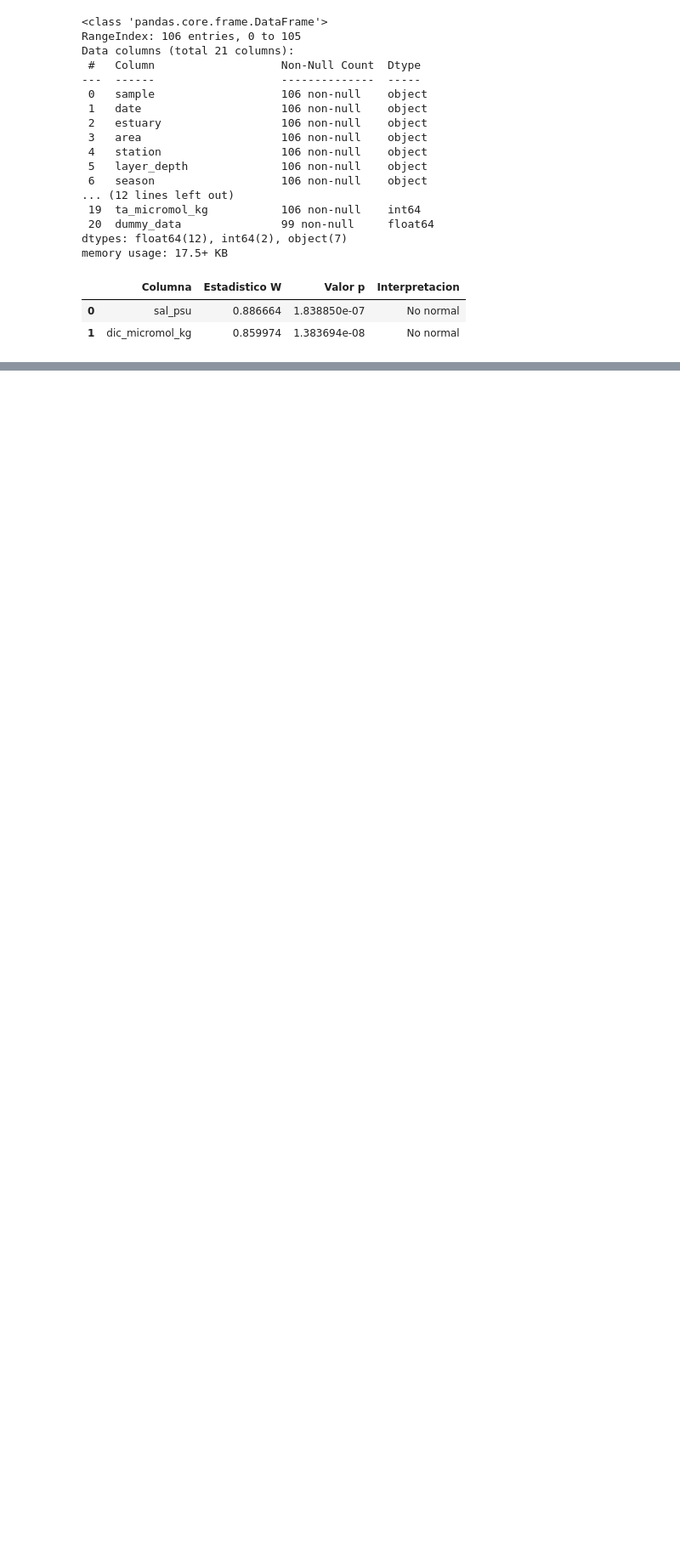
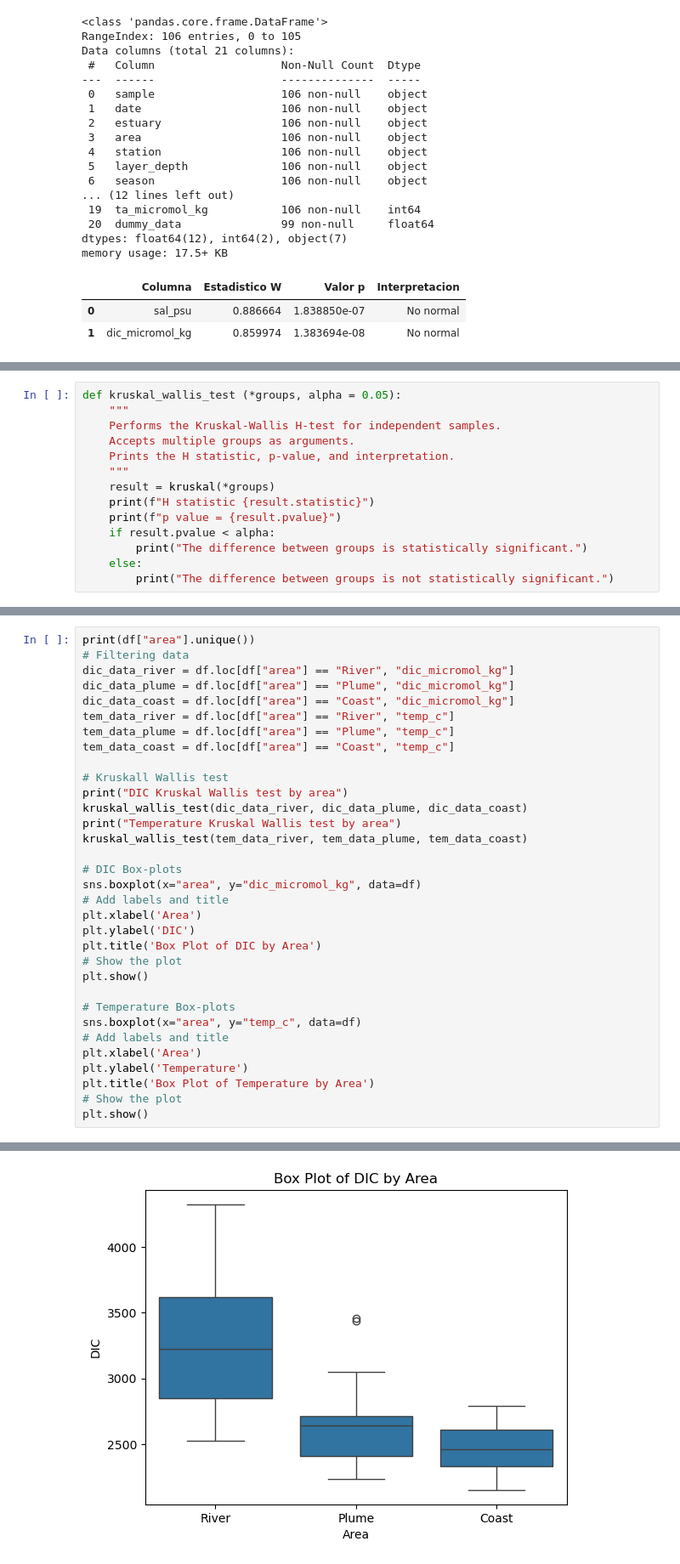
Before and after one commit to Juan-git-fciencias/modelado-ecologico, a Jupyter notebook: Mi script_Juan_Reyes.ipynb, the cells around one changed output, grey strips where cells are left out. Shown at 85% size. Saved outputs shown, nothing was run; the diff lists cells and outputs as text; blank space fills up the shorter version.

```diff
--- a/Mi script_Juan_Reyes.ipynb
+++ b/Mi script_Juan_Reyes.ipynb
@@ -214,0 +323,14 @@ memory usage: 17.5+ KB
+# %%
+def kruskal_wallis_test (*groups, alpha = 0.05):
+    """
+    Performs the Kruskal-Wallis H-test for independent samples.
+    Accepts multiple groups as arguments.
+    Prints the H statistic, p-value, and interpretation.
+    """
+    result = kruskal(*groups)
+    print(f"H statistic {result.statistic}")
+    print(f"p value = {result.pvalue}")
+    if result.pvalue < alpha:
+        print("The difference between groups is statistically significant.")
+    else:
+        print("The difference between groups is not statistically significant.")
@@ -214,0 +339,34 @@ memory usage: 17.5+ KB
+# %%
+print(df["area"].unique())
+# Filtering data
+dic_data_river = df.loc[df["area"] == "River", "dic_micromol_kg"]
+dic_data_plume = df.loc[df["area"] == "Plume", "dic_micromol_kg"]
+dic_data_coast = df.loc[df["area"] == "Coast", "dic_micromol_kg"]
+tem_data_river = df.loc[df["area"] == "River", "temp_c"]
+tem_data_plume = df.loc[df["area"] == "Plume", "temp_c"]
+tem_data_coast = df.loc[df["area"] == "Coast", "temp_c"]
+
+# Kruskall Wallis test
+print("DIC Kruskal Wallis test by area")
+kruskal_wallis_test(dic_data_river, dic_data_plume, dic_data_coast)
+print("Temperature Kruskal Wallis test by area")
+kruskal_wallis_test(tem_data_river, tem_data_plume, tem_data_coast)
+
+# DIC Box-plots
+sns.boxplot(x="area", y="dic_micromol_kg", data=df)
+# Add labels and title
+plt.xlabel('Area')
+plt.ylabel('DIC')
+plt.title('Box Plot of DIC by Area')
+# Show the plot
+plt.show()
+
+# Temperature Box-plots
+sns.boxplot(x="area", y="temp_c", data=df)
+# Add labels and title
+plt.xlabel('Area')
+plt.ylabel('Temperature')
+plt.title('Box Plot of Temperature by Area')
+# Show the plot
+plt.show()
+# %% [output]
@@ -214,0 +382 @@ memory usage: 17.5+ KB
+[figure, added]
```
Also changed, not shown: parts of 10 cells of this notebook, 1 other file.
